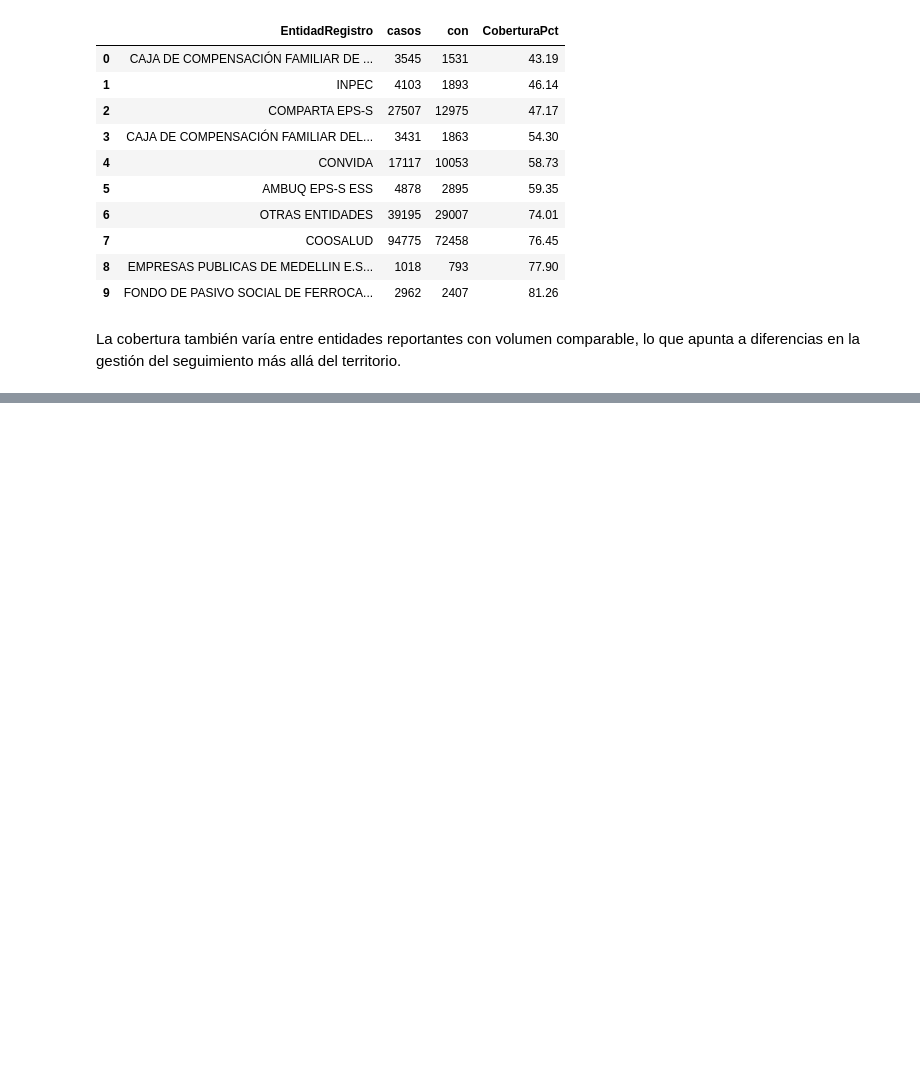
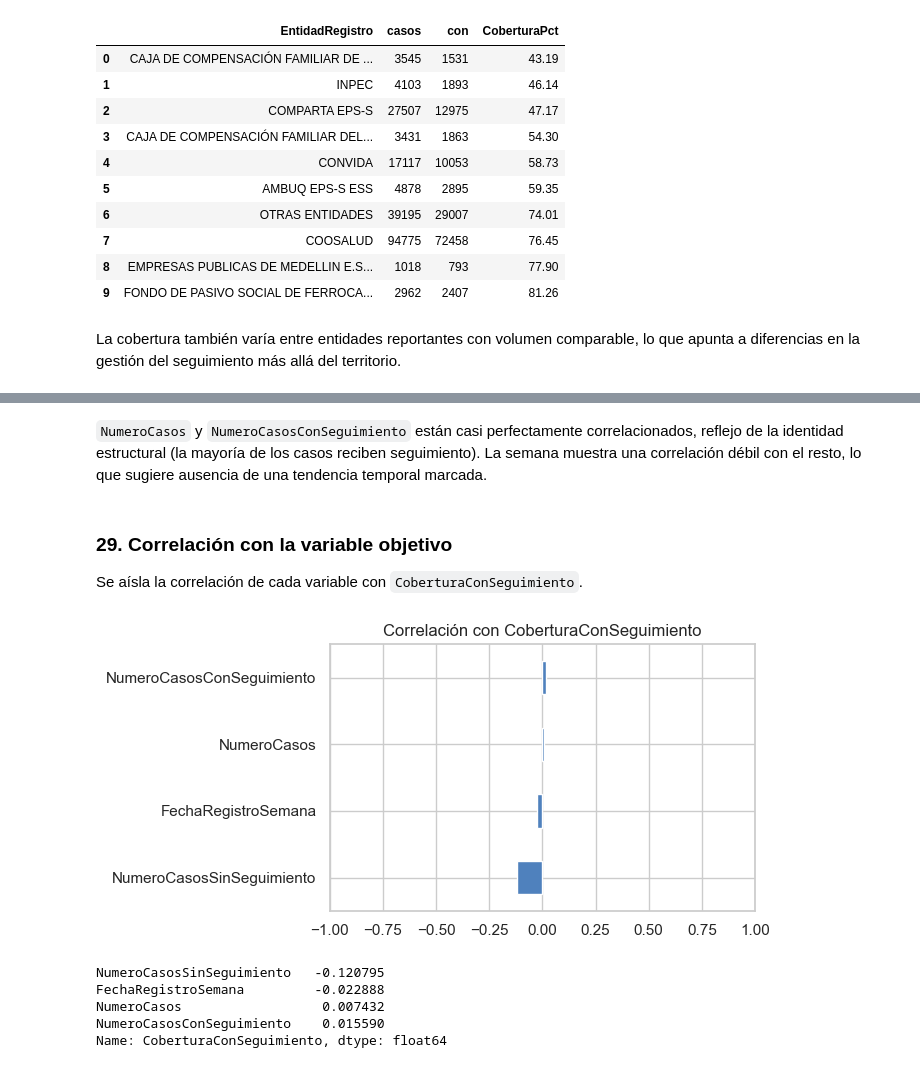
Before and after one commit to JabesMonroy/Proyecto_Esp-Fund-Datos_PRASS_Seg.COVID19, a Jupyter notebook: Proyecto_PRASS_Seguimiento_COVID19.ipynb, the cells around one changed output, grey strips where cells are left out. Cells and saved outputs as stored; diff of their text form; code cells hidden in the pictures; blank space fills up the shorter version.

```diff
--- a/Proyecto_PRASS_Seguimiento_COVID19.ipynb
+++ b/Proyecto_PRASS_Seguimiento_COVID19.ipynb
@@ -652,0 +673,22 @@ La cobertura también varía entre entidades reportantes con volumen comparable,
+# %% [markdown]
+`NumeroCasos` y `NumeroCasosConSeguimiento` están casi perfectamente correlacionados, reflejo de la identidad estructural (la mayoría de los casos reciben seguimiento). La semana muestra una correlación débil con el resto, lo que sugiere ausencia de una tendencia temporal marcada.
+# %% [markdown]
+### 29. Correlación con la variable objetivo
+
+Se aísla la correlación de cada variable con `CoberturaConSeguimiento`.
+# %%
+objetivo = corr['CoberturaConSeguimiento'].drop('CoberturaConSeguimiento').sort_values()
+fig, ax = plt.subplots(figsize=(7, 3.5))
+objetivo.plot.barh(ax=ax, color='#4f81bd')
+ax.set_title('Correlación con CoberturaConSeguimiento')
+ax.set_xlim(-1, 1)
+plt.tight_layout()
+plt.show()
+objetivo
+# %% [output]
+[figure, added]
+NumeroCasosSinSeguimiento   -0.120795
+FechaRegistroSemana         -0.022888
+NumeroCasos                  0.007432
+NumeroCasosConSeguimiento    0.015590
+Name: CoberturaConSeguimiento, dtype: float64
```
Also changed, not shown: parts of 7 cells of this notebook.
